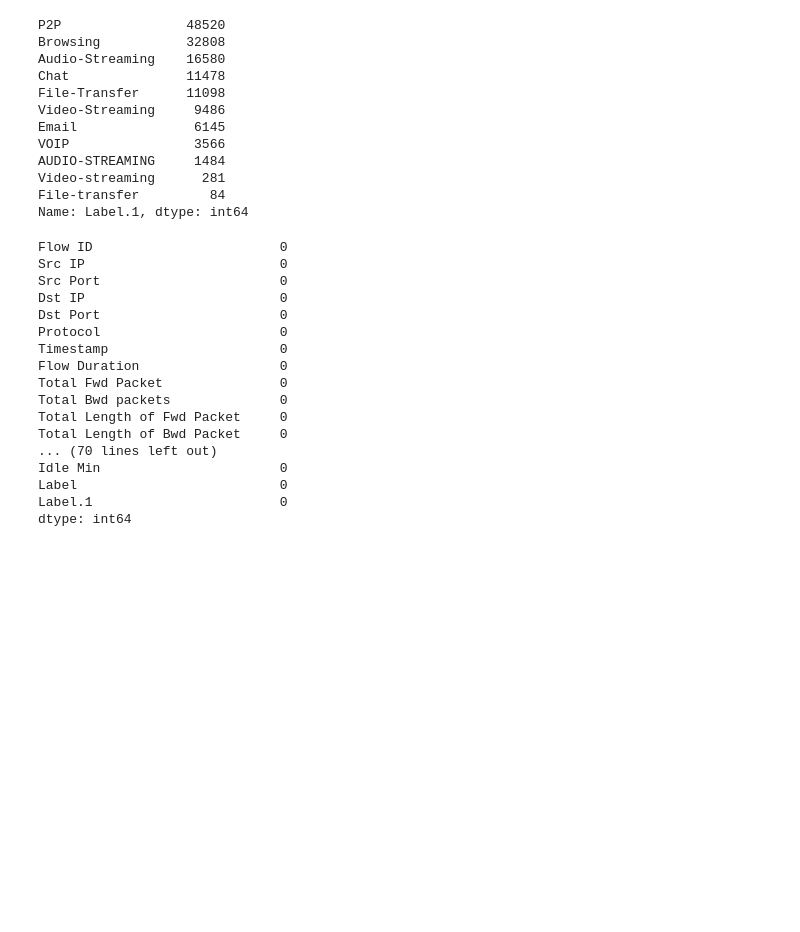
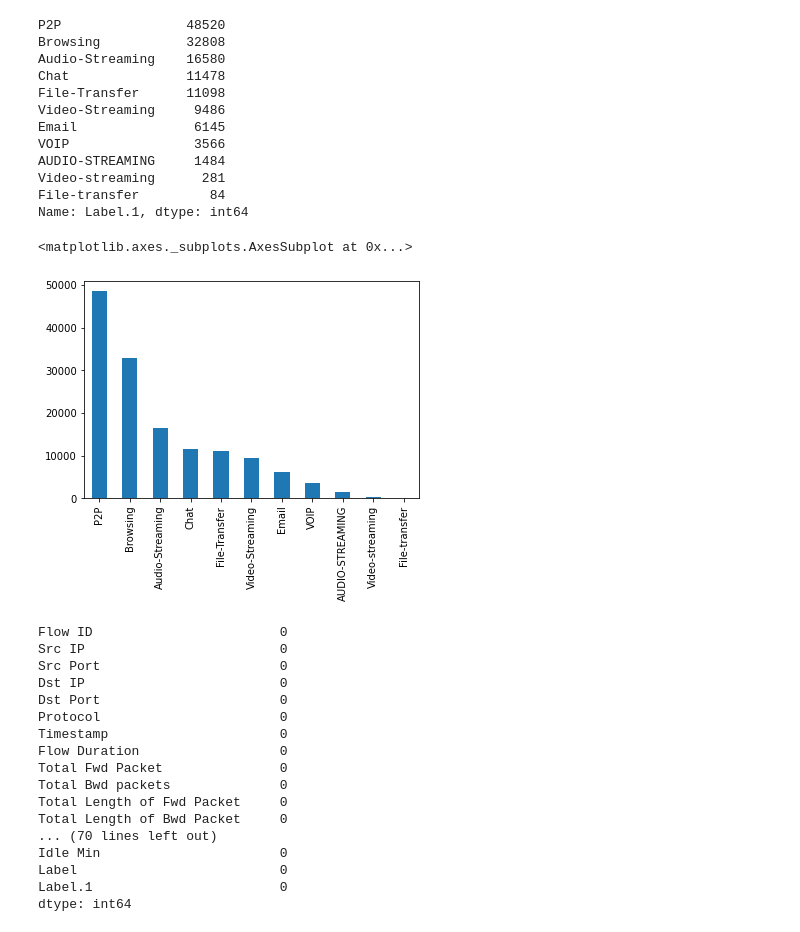
Before and after one commit to kromy99/DataMining2020, a Jupyter notebook: week8/Assignment_DarkNet_detection.ipynb, the cells around one changed output. Saved outputs shown, nothing was run; the diff lists cells and outputs as text; code cells hidden in the pictures; blank space fills up the shorter version.

```diff
--- a/week8/Assignment_DarkNet_detection.ipynb
+++ b/week8/Assignment_DarkNet_detection.ipynb
@@ -63,6 +68,11 @@ AUDIO-STREAMING     1484
 Video-streaming      281
 File-transfer         84
 Name: Label.1, dtype: int64
+# %%
+data["Label.1"].value_counts().plot.bar()
+# %% [output]
+<matplotlib.axes._subplots.AxesSubplot at 0x...>
+[figure, added]
 # %%
 data.isnull().sum(axis = 0)
 # %% [output]
```
Also changed, not shown: parts of 36 cells of this notebook, 1 other file.
